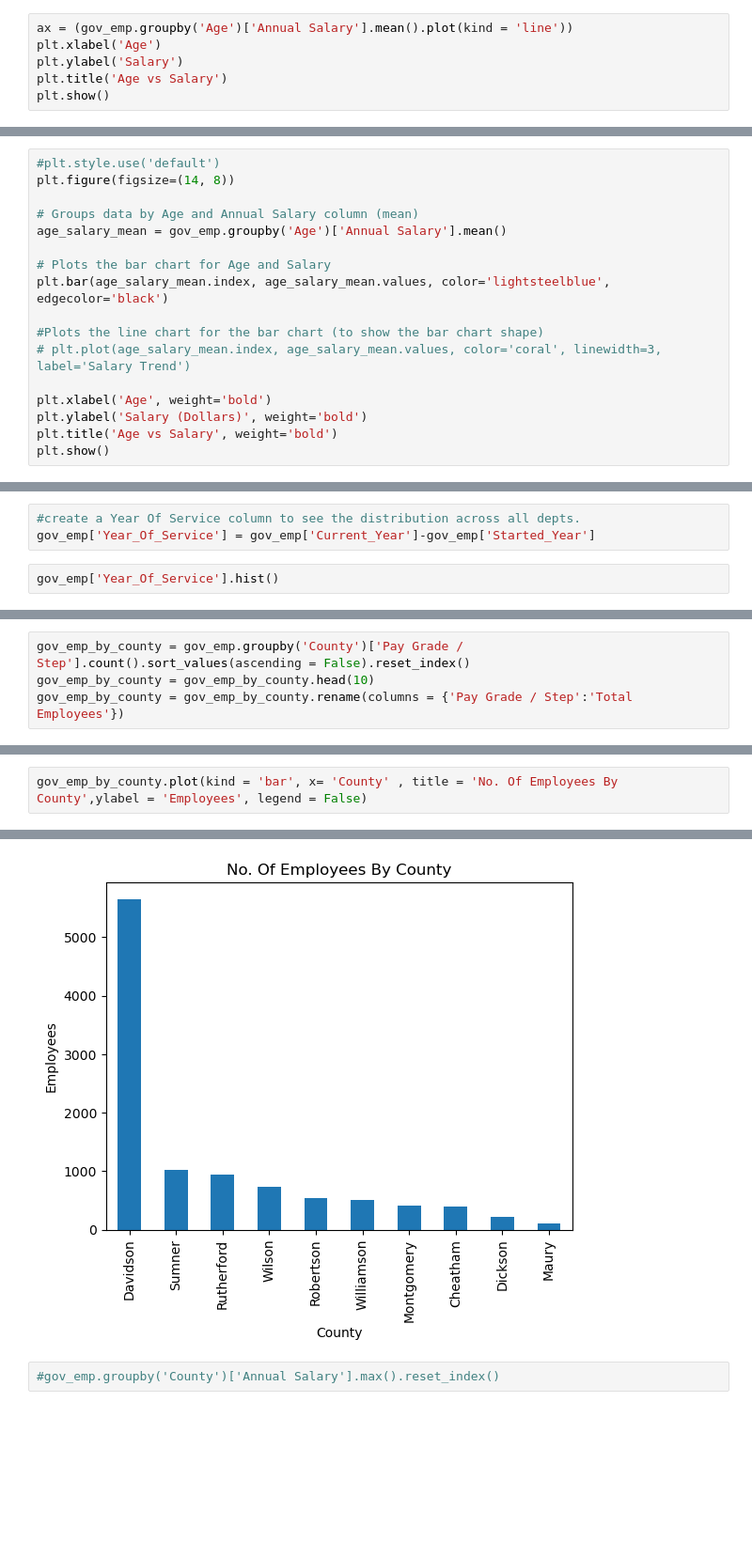
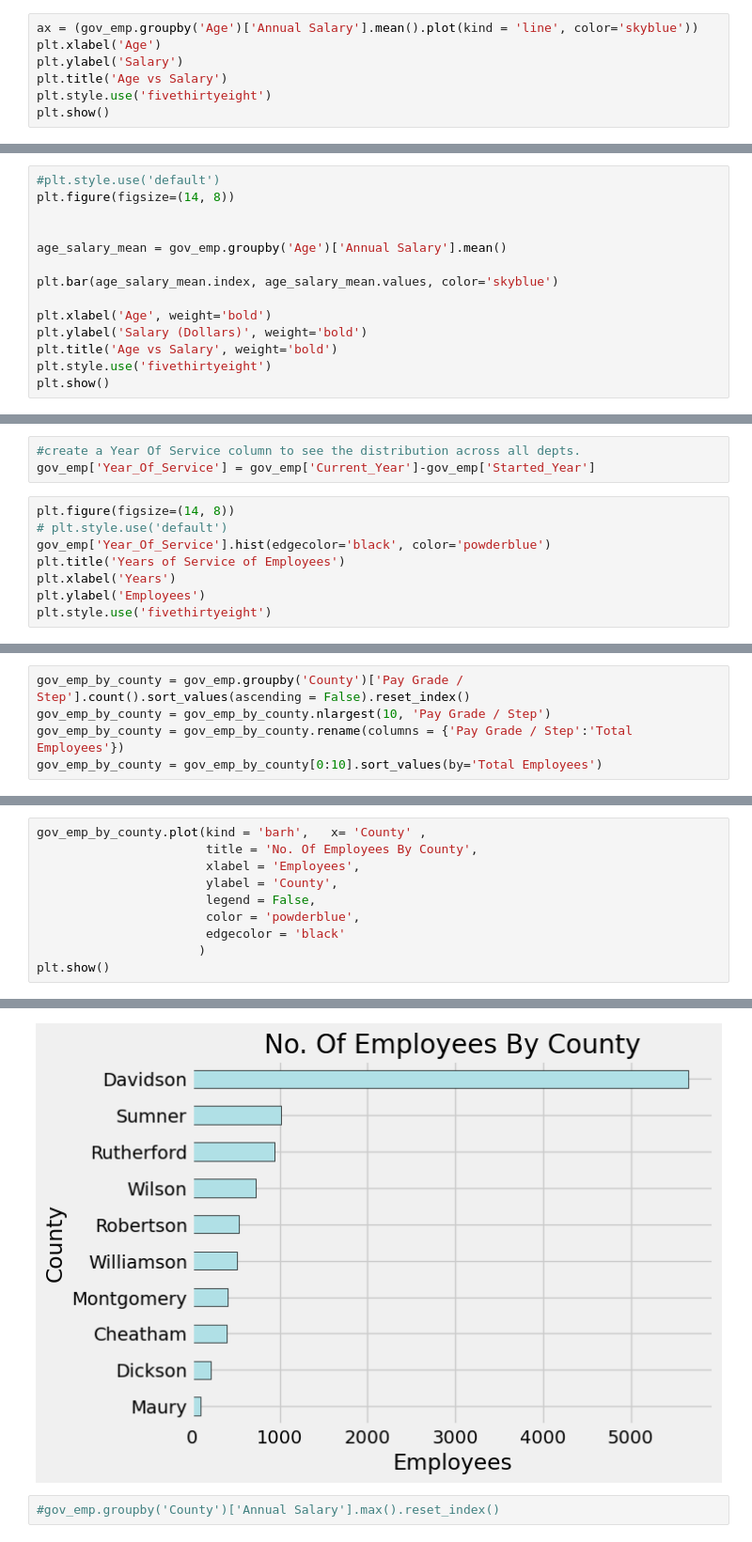
Before and after one commit to zdemeke/DavidsonGovEmployeeDemographics, a Jupyter notebook: Gov't Employment.ipynb, the cells around one changed output, grey strips where cells are left out. Shown at 94% size. Cells and saved outputs as stored; diff of their text form; blank space fills up the shorter version.

```diff
--- a/Gov't Employment.ipynb
+++ b/Gov't Employment.ipynb
@@ -291,9 +279,10 @@ Age
 89     8543.89
 Name: Annual Salary, Length: 74, dtype: float64
 # %%
-ax = (gov_emp.groupby('Age')['Annual Salary'].mean().plot(kind = 'line'))
+ax = (gov_emp.groupby('Age')['Annual Salary'].mean().plot(kind = 'line', color='skyblue'))
 plt.xlabel('Age')
 plt.ylabel('Salary')
 plt.title('Age vs Salary')
+plt.style.use('fivethirtyeight')
 plt.show()
 # %% [output]
@@ -302,17 +291,14 @@ plt.show()
 #plt.style.use('default')
 plt.figure(figsize=(14, 8))
 
-# Groups data by Age and Annual Salary column (mean)
+
 age_salary_mean = gov_emp.groupby('Age')['Annual Salary'].mean()
 
-# Plots the bar chart for Age and Salary
-plt.bar(age_salary_mean.index, age_salary_mean.values, color='lightsteelblue', edgecolor='black')
-
-#Plots the line chart for the bar chart (to show the bar chart shape)
-# plt.plot(age_salary_mean.index, age_salary_mean.values, color='coral', linewidth=3, label='Salary Trend')
+plt.bar(age_salary_mean.index, age_salary_mean.values, color='skyblue')
 
 plt.xlabel('Age', weight='bold')
 plt.ylabel('Salary (Dollars)', weight='bold')
 plt.title('Age vs Salary', weight='bold')
+plt.style.use('fivethirtyeight')
 plt.show()
 # %% [output]
@@ -350,5 +336,11 @@ gov_emp.head()
 #create a Year Of Service column to see the distribution across all depts.
 gov_emp['Year_Of_Service'] = gov_emp['Current_Year']-gov_emp['Started_Year']
 # %%
-gov_emp['Year_Of_Service'].hist()
+plt.figure(figsize=(14, 8))
+# plt.style.use('default')
+gov_emp['Year_Of_Service'].hist(edgecolor='black', color='powderblue')
+plt.title('Years of Service of Employees')
+plt.xlabel('Years')
+plt.ylabel('Employees')
+plt.style.use('fivethirtyeight')
 # %% [output]
@@ -377,7 +360,8 @@ gov_emp.groupby('Current Department')['Year_Of_Service'].max().reset_index()
 # %%
 gov_emp_by_county = gov_emp.groupby('County')['Pay Grade / Step'].count().sort_values(ascending = False).reset_index()
-gov_emp_by_county = gov_emp_by_county.head(10)
+gov_emp_by_county = gov_emp_by_county.nlargest(10, 'Pay Grade / Step')
 gov_emp_by_county = gov_emp_by_county.rename(columns = {'Pay Grade / Step':'Total Employees'})
+gov_emp_by_county = gov_emp_by_county[0:10].sort_values(by='Total Employees')
 # %%
 gov_emp_by_county
 # %% [output]
@@ -395,3 +379,11 @@ gov_emp_by_county
 # %%
-gov_emp_by_county.plot(kind = 'bar', x= 'County' , title = 'No. Of Employees By County',ylabel = 'Employees', legend = False)
+gov_emp_by_county.plot(kind = 'barh',   x= 'County' ,
+                       title = 'No. Of Employees By County',
+                       xlabel = 'Employees',
+                       ylabel = 'County',
+                       legend = False,
+                       color = 'powderblue',
+                       edgecolor = 'black'
+                      )
+plt.show()
 # %% [output]
@@ -399,4 +390,4 @@ gov_emp_by_county.plot(kind = 'bar', x= 'County' , title = 'No. Of Employees By
-[figure, old version]
+[figure, new version]
 # %%
 #gov_emp.groupby('County')['Annual Salary'].max().reset_index()
 # %%
```
Also changed, not shown: parts of 37 cells of this notebook.
